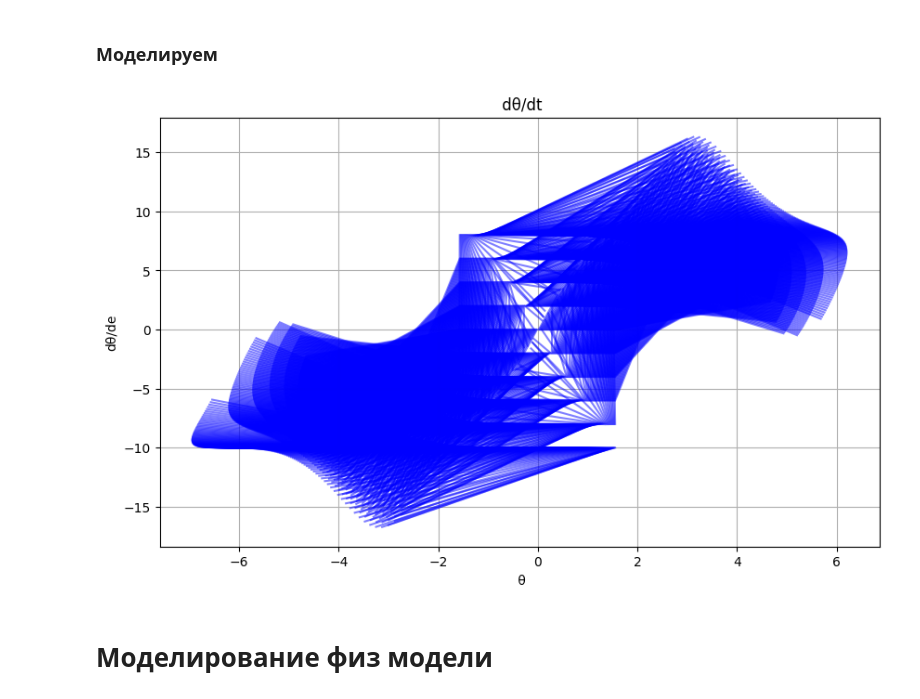
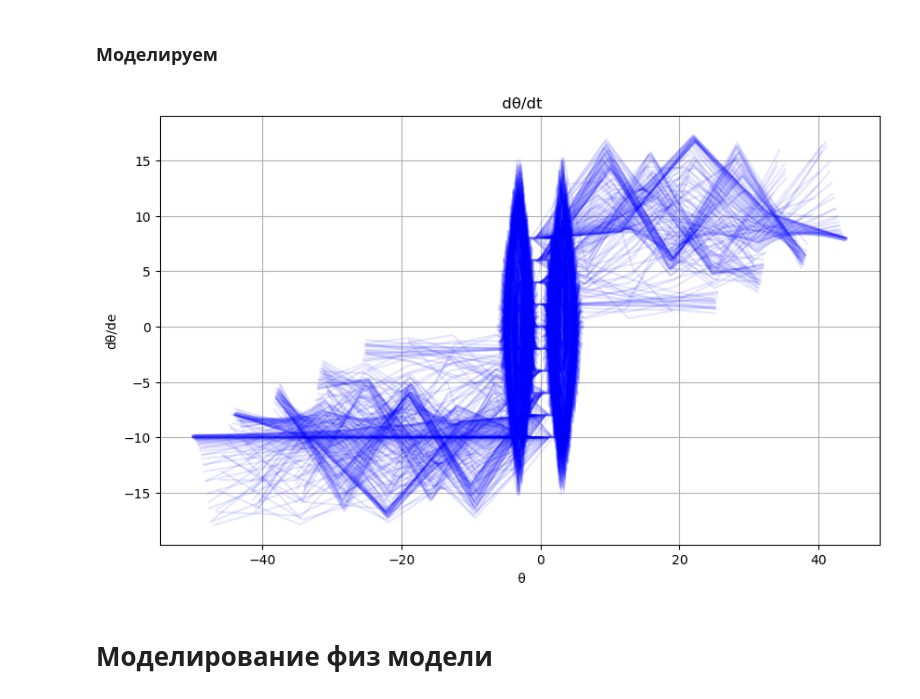
Before and after one commit to Filip-GG/TAU, a Jupyter notebook: kurs/main.ipynb, the cells around one changed output. Cells and saved outputs as stored; diff of their text form; code cells hidden in the pictures.

```diff
--- a/kurs/main.ipynb
+++ b/kurs/main.ipynb
@@ -72,25 +72,25 @@ def model(
 # %%
 plt.figure(figsize=(10, 6))
 
 radian_line = np.arange(
-    np.radians(-90),
-    np.radians(90),
-    np.radians(1)
+    np.radians(-180),
+    np.radians(180),
+    np.radians(2)
 )
 
 for theta0 in tqdm(radian_line):
     for dtheta0 in np.arange(-10, 10, 2):
-        sol = model(koshi, theta0, dtheta0, 1, 0.5)
-        plt.plot(sol[:, 0], sol[:, 1], 'b', alpha=0.5)
+        sol = model(koshi, theta0, dtheta0, 5, 1)
+        plt.plot(sol[:, 0], sol[:, 1], 'b', alpha=0.1)
 
 plt.xlabel(' θ')
 plt.ylabel('dθ/dе')
 plt.title(' dθ/dt')
 plt.grid()
 
 plt.show()
 # %% [output]
-[figure, old version]
+[figure, new version]
 # %% [markdown]
 # Моделирование физ модели
 # %%
```
Also changed, not shown: parts of 34 cells of this notebook.
